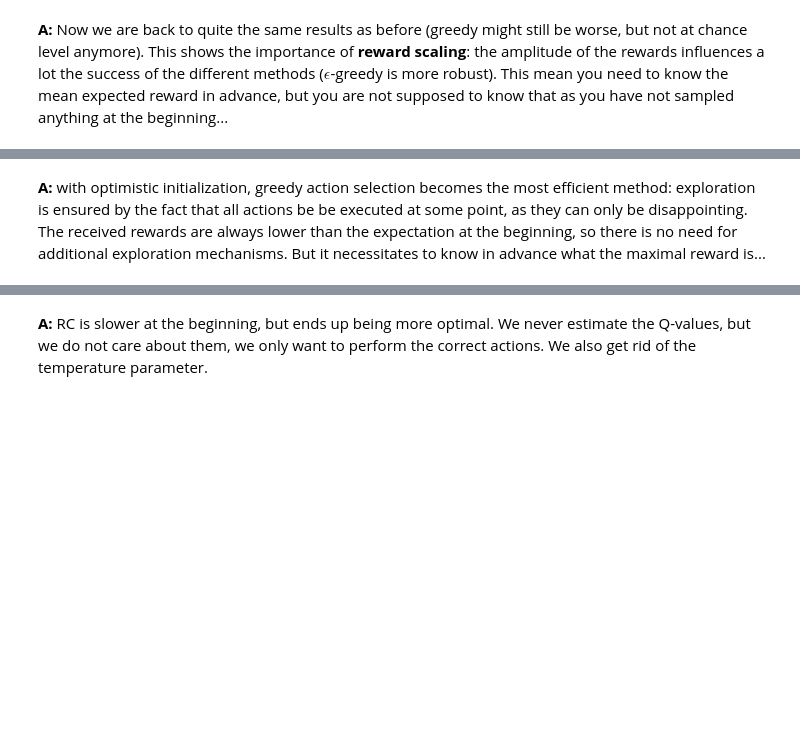
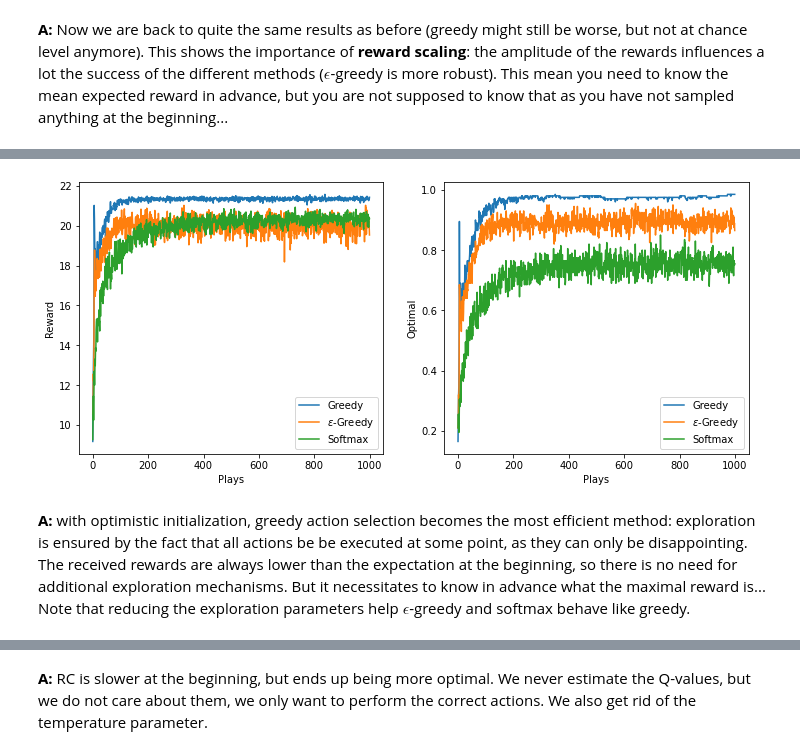
Before and after one commit to samyarmodabber/lecturenotes-deeprl, a Jupyter notebook: _sources/5-exercises/5-Bandits2-solution.ipynb, the cells around one changed output, grey strips where cells are left out. Saved outputs shown, nothing was run; the diff lists cells and outputs as text; code cells hidden in the pictures; blank space fills up the shorter version.

```diff
--- a/_sources/5-exercises/5-Bandits2-solution.ipynb
+++ b/_sources/5-exercises/5-Bandits2-solution.ipynb
@@ -273,5 +371,79 @@ plt.show()
+# %%
+# Number of arms
+nb_actions = 5
+
+# Learning rate
+alpha = 0.1
+
+# epsilon for exploration
+epsilon = 0.1
+
+# Tau for exploration
+tau = 3.0
+
+# Optimistic initialization
+Q_init = 25.0
+
+rewards_greedy = []
+optimal_greedy = []
+
+rewards_egreedy = []
+optimal_egreedy = []
+
+rewards_softmax = []
+optimal_softmax = []
+
+for trial in range(200):
+
+    # Bandit
+    bandit = Bandit(nb_actions, mean=10.0, std_Q=10.0, std_r=1.0)
+
+    # Greedy
+    agent = GreedyAgent(bandit, alpha, Q_init)
+    rewards, optimal = agent.train(1000)
+    rewards_greedy.append(rewards)
+    optimal_greedy.append(optimal)
+
+    # Greedy
+    agent = EpsilonGreedyAgent(bandit, alpha, epsilon, Q_init)
+    rewards, optimal = agent.train(1000)
+    rewards_egreedy.append(rewards)
+    optimal_egreedy.append(optimal)
+
+    # Softmax
+    agent = SoftmaxAgent(bandit, alpha, tau, Q_init)
+    rewards, optimal = agent.train(1000)
+    rewards_softmax.append(rewards)
+    optimal_softmax.append(optimal)
+
+rewards_greedy = np.mean(rewards_greedy, axis=0)
+optimal_greedy = np.mean(optimal_greedy, axis=0)
+rewards_egreedy = np.mean(rewards_egreedy, axis=0)
+optimal_egreedy = np.mean(optimal_egreedy, axis=0)
+rewards_softmax = np.mean(rewards_softmax, axis=0)
+optimal_softmax = np.mean(optimal_softmax, axis=0)
+
+# Plot the Q-values and the evolution of rewards
+plt.figure(figsize=(12, 5))
+plt.subplot(121)
+plt.plot(rewards_greedy, label="Greedy")
+plt.plot(rewards_egreedy, label="$\epsilon$-Greedy")
+plt.plot(rewards_softmax, label="Softmax")
+plt.legend()
+plt.xlabel("Plays")
+plt.ylabel("Reward")
+plt.subplot(122)
+plt.plot(optimal_greedy, label="Greedy")
+plt.plot(optimal_egreedy, label="$\epsilon$-Greedy")
+plt.plot(optimal_softmax, label="Softmax")
+plt.legend()
+plt.xlabel("Plays")
+plt.ylabel("Optimal")
+plt.show()
+# %% [output]
+[figure, added]
 # %% [markdown]
-**A:** with optimistic initialization, greedy action selection becomes the most efficient method: exploration is ensured by the fact that all actions be be executed at some point, as they can only be disappointing. The received rewards are always lower than the expectation at the beginning, so there is no need for additional exploration mechanisms. But it necessitates to know in advance what the maximal reward is...
+**A:** with optimistic initialization, greedy action selection becomes the most efficient method: exploration is ensured by the fact that all actions be be executed at some point, as they can only be disappointing. The received rewards are always lower than the expectation at the beginning, so there is no need for additional exploration mechanisms. But it necessitates to know in advance what the maximal reward is... Note that reducing the exploration parameters help $\epsilon$-greedy and softmax behave like greedy.
 # %% [markdown]
 ## Reinforcement comparison
 
```
Also changed, not shown: parts of 27 cells of this notebook, 46 other files.
